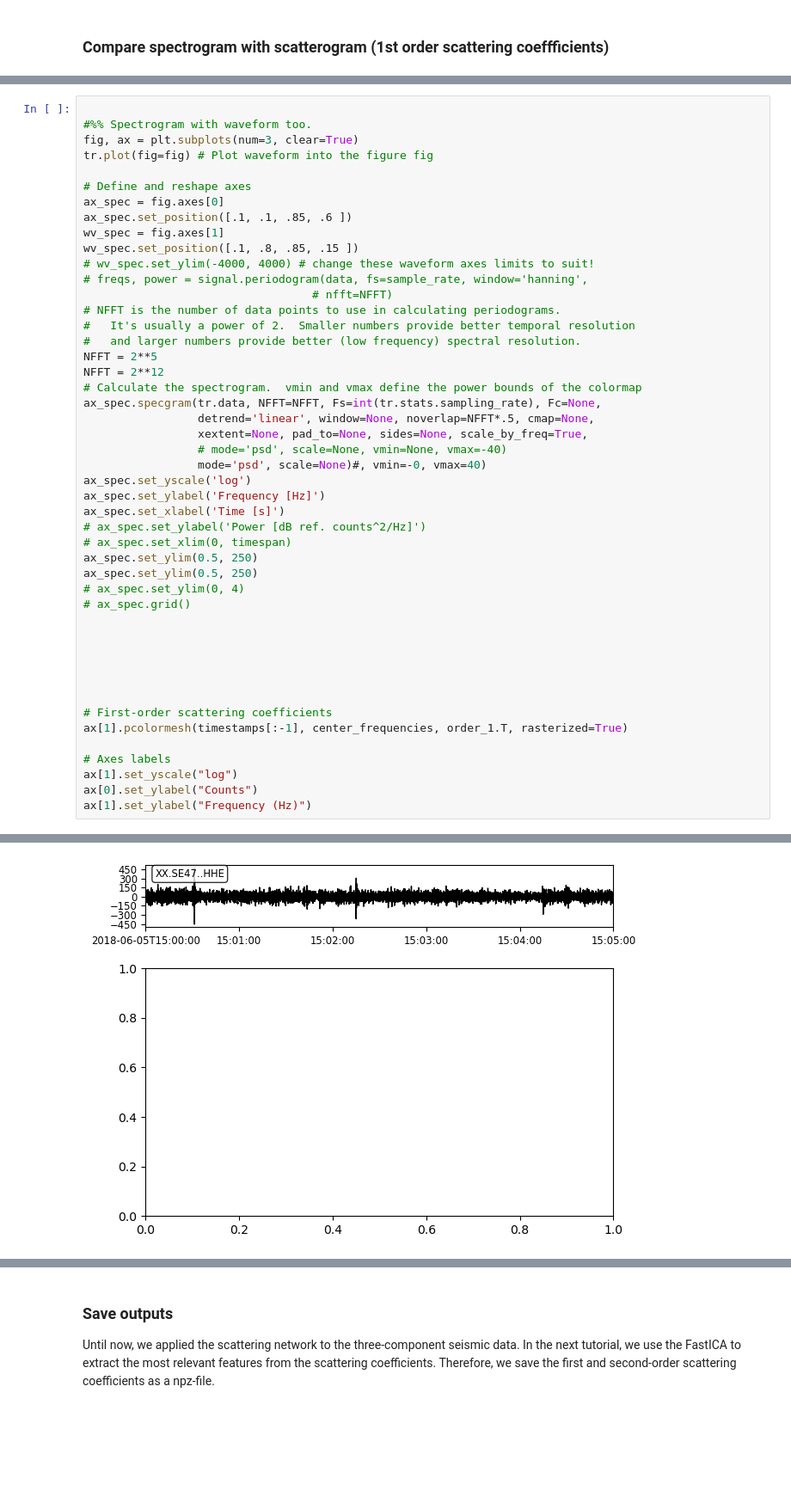
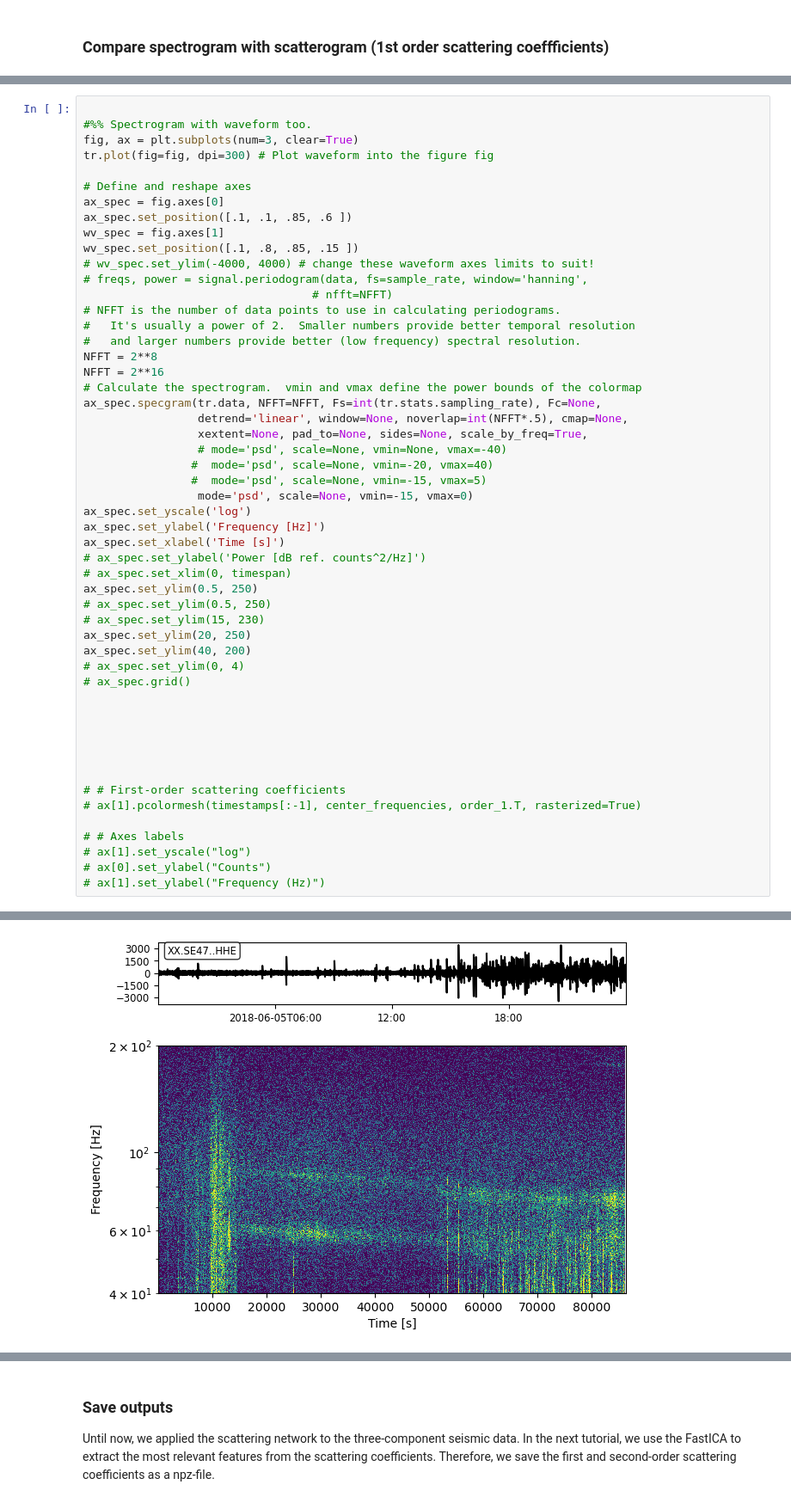
Before and after one commit to tbartholomaus/scatseisnet, a Jupyter notebook: GL_example/2_transformation.ipynb, the cells around one changed output, grey strips where cells are left out. Shown at 86% size. Drawn from its saved outputs; the diff is of its cells as text; blank space fills up the shorter version.

```diff
--- a/GL_example/2_transformation.ipynb
+++ b/GL_example/2_transformation.ipynb
@@ -232,7 +246,7 @@ XX.SE47..HHE | 2018-06-05T15:00:00.000000Z - 2018-06-05T15:05:00.000000Z | 500.0
 
 #%% Spectrogram with waveform too.
 fig, ax = plt.subplots(num=3, clear=True)
-tr.plot(fig=fig) # Plot waveform into the figure fig
+tr.plot(fig=fig, dpi=300) # Plot waveform into the figure fig
 
 # Define and reshape axes
 ax_spec = fig.axes[0]
@@ -245,21 +259,26 @@ wv_spec.set_position([.1, .8, .85, .15 ])
 # NFFT is the number of data points to use in calculating periodograms.
 #   It's usually a power of 2.  Smaller numbers provide better temporal resolution
 #   and larger numbers provide better (low frequency) spectral resolution.
-NFFT = 2**5
-NFFT = 2**12
+NFFT = 2**8
+NFFT = 2**16
 # Calculate the spectrogram.  vmin and vmax define the power bounds of the colormap
 ax_spec.specgram(tr.data, NFFT=NFFT, Fs=int(tr.stats.sampling_rate), Fc=None,
-                 detrend='linear', window=None, noverlap=NFFT*.5, cmap=None,
+                 detrend='linear', window=None, noverlap=int(NFFT*.5), cmap=None,
                  xextent=None, pad_to=None, sides=None, scale_by_freq=True,
                  # mode='psd', scale=None, vmin=None, vmax=-40)
-                 mode='psd', scale=None)#, vmin=-0, vmax=40)
+                #  mode='psd', scale=None, vmin=-20, vmax=40)
+                #  mode='psd', scale=None, vmin=-15, vmax=5)
+                 mode='psd', scale=None, vmin=-15, vmax=0)
 ax_spec.set_yscale('log')
 ax_spec.set_ylabel('Frequency [Hz]')
 ax_spec.set_xlabel('Time [s]')
 # ax_spec.set_ylabel('Power [dB ref. counts^2/Hz]')
 # ax_spec.set_xlim(0, timespan)
 ax_spec.set_ylim(0.5, 250)
-ax_spec.set_ylim(0.5, 250)
+# ax_spec.set_ylim(0.5, 250)
+# ax_spec.set_ylim(15, 230)
+ax_spec.set_ylim(20, 250)
+ax_spec.set_ylim(40, 200)
 # ax_spec.set_ylim(0, 4)
 # ax_spec.grid()
 
@@ -268,11 +287,11 @@ ax_spec.set_ylim(0.5, 250)
 
 
 
-# First-order scattering coefficients
-ax[1].pcolormesh(timestamps[:-1], center_frequencies, order_1.T, rasterized=True)
+# # First-order scattering coefficients
+# ax[1].pcolormesh(timestamps[:-1], center_frequencies, order_1.T, rasterized=True)
 
-# Axes labels
-ax[1].set_yscale("log")
-ax[0].set_ylabel("Counts")
-ax[1].set_ylabel("Frequency (Hz)")
+# # Axes labels
+# ax[1].set_yscale("log")
+# ax[0].set_ylabel("Counts")
+# ax[1].set_ylabel("Frequency (Hz)")
 # %% [output]
@@ -280,2 +299,2 @@ TypeError: slice indices must be integers or None or have an __index__ method
-[figure, old version]
+[figure, new version]
 # %%
```
Also changed, not shown: parts of 6 cells of this notebook, 24 other files.
